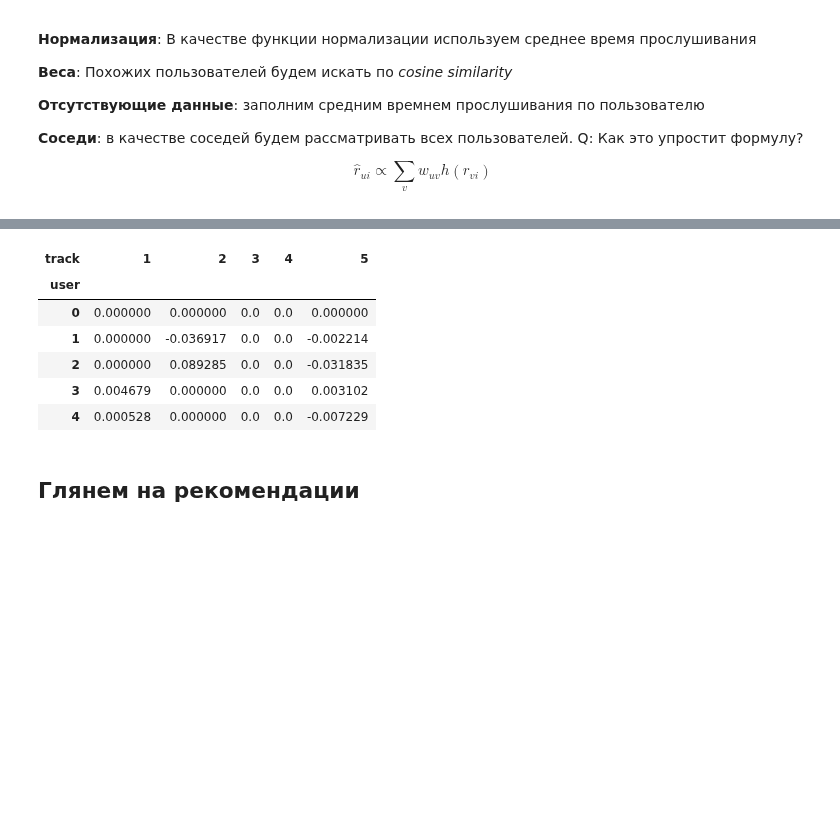
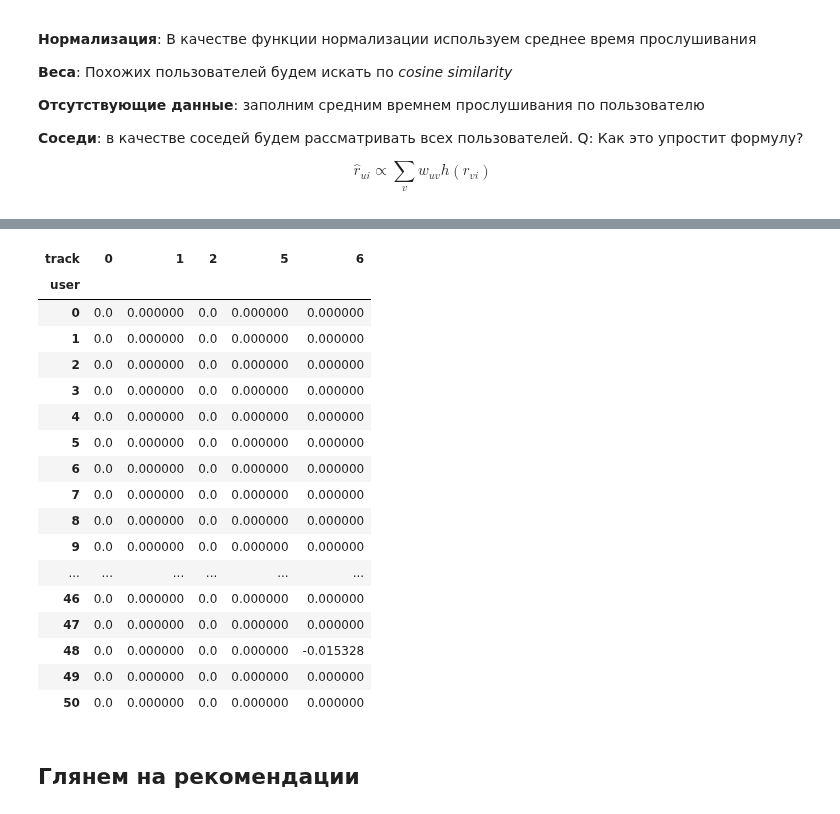
Before and after one commit to anokhin/recsys-course-spring-2026, a Jupyter notebook: jupyter/Week3Seminar.ipynb, the cells around one changed output, grey strips where cells are left out. Saved outputs shown, nothing was run; the diff lists cells and outputs as text; code cells hidden in the pictures; blank space fills up the shorter version.

```diff
--- a/jupyter/Week3Seminar.ipynb
+++ b/jupyter/Week3Seminar.ipynb
@@ -34,7 +34,7 @@ $$\hat r_{ui} \propto \sum_{v} w_{uv} h(r_{vi})$$
 data = pd.concat([
     pd.read_json(data_path, lines=True)
     for data_path
-    in glob.glob("/Users/n.anokhin/Desktop/data/*/data.json")
+    in glob.glob("/Users/o.saprykin/Desktop/data/*/data.json")
 ])
 data["rnd"] = np.random.random(len(data))
 
@@ -86,22 +88,33 @@ Mean negative neighbours per user: 33.41229637414609
 # %%
 # expected size: observed users x observed tracks
 scores_matrix = np.matmul(similarity_matrix, interactions.values)
 
 scores = pd.DataFrame(
     scores_matrix,
     index=interactions.index,
     columns=interactions.columns
 )
 
-scores[[1, 2, 3, 4, 5]].head()
+scores[[0, 1, 2, 5, 6]].head(50)
 # %% [output]
-| track | 1 | 2 | 3 | 4 | 5 |
+| track | 0 | 1 | 2 | 5 | 6 |
 | user |  |  |  |  |  |
-| 0 | 0.000000 | 0.000000 | 0.0 | 0.0 | 0.000000 |
-| 1 | 0.000000 | -0.036917 | 0.0 | 0.0 | -0.002214 |
-| 2 | 0.000000 | 0.089285 | 0.0 | 0.0 | -0.031835 |
-| 3 | 0.004679 | 0.000000 | 0.0 | 0.0 | 0.003102 |
-| 4 | 0.000528 | 0.000000 | 0.0 | 0.0 | -0.007229 |
+| 0 | 0.0 | 0.000000 | 0.0 | 0.000000 | 0.000000 |
+| 1 | 0.0 | 0.000000 | 0.0 | 0.000000 | 0.000000 |
+| 2 | 0.0 | 0.000000 | 0.0 | 0.000000 | 0.000000 |
+| 3 | 0.0 | 0.000000 | 0.0 | 0.000000 | 0.000000 |
+| 4 | 0.0 | 0.000000 | 0.0 | 0.000000 | 0.000000 |
+| 5 | 0.0 | 0.000000 | 0.0 | 0.000000 | 0.000000 |
+| 6 | 0.0 | 0.000000 | 0.0 | 0.000000 | 0.000000 |
+| 7 | 0.0 | 0.000000 | 0.0 | 0.000000 | 0.000000 |
+| 8 | 0.0 | 0.000000 | 0.0 | 0.000000 | 0.000000 |
+| 9 | 0.0 | 0.000000 | 0.0 | 0.000000 | 0.000000 |
+| ... | ... | ... | ... | ... | ... |
+| 46 | 0.0 | 0.000000 | 0.0 | 0.000000 | 0.000000 |
+| 47 | 0.0 | 0.000000 | 0.0 | 0.000000 | 0.000000 |
+| 48 | 0.0 | 0.000000 | 0.0 | 0.000000 | -0.015328 |
+| 49 | 0.0 | 0.000000 | 0.0 | 0.000000 | 0.000000 |
+| 50 | 0.0 | 0.000000 | 0.0 | 0.000000 | 0.000000 |
 # %% [markdown]
 ## Глянем на рекомендации
 # %%
```
Also changed, not shown: parts of 11 cells of this notebook, 5 other files.
